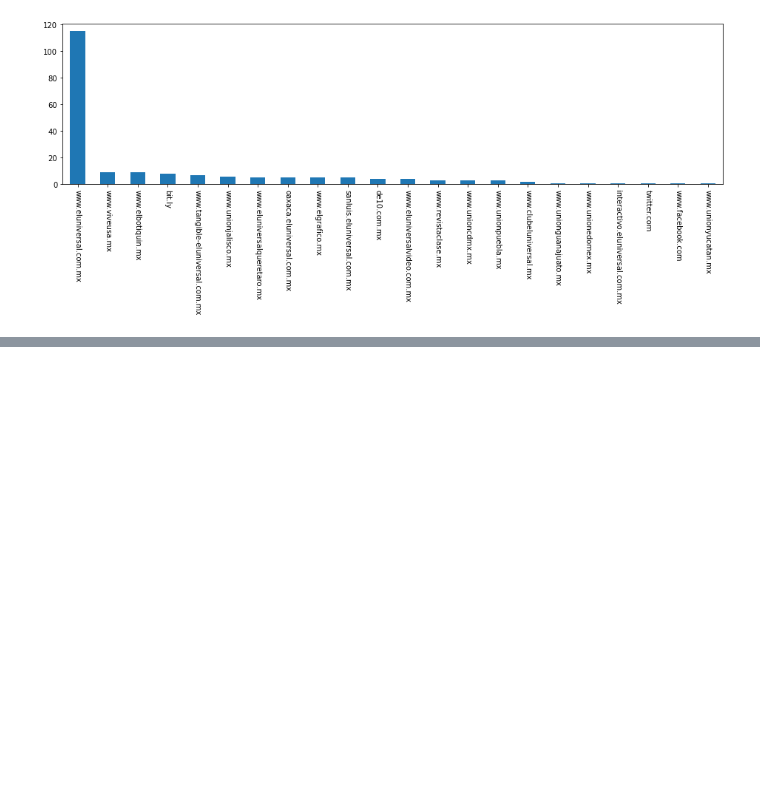
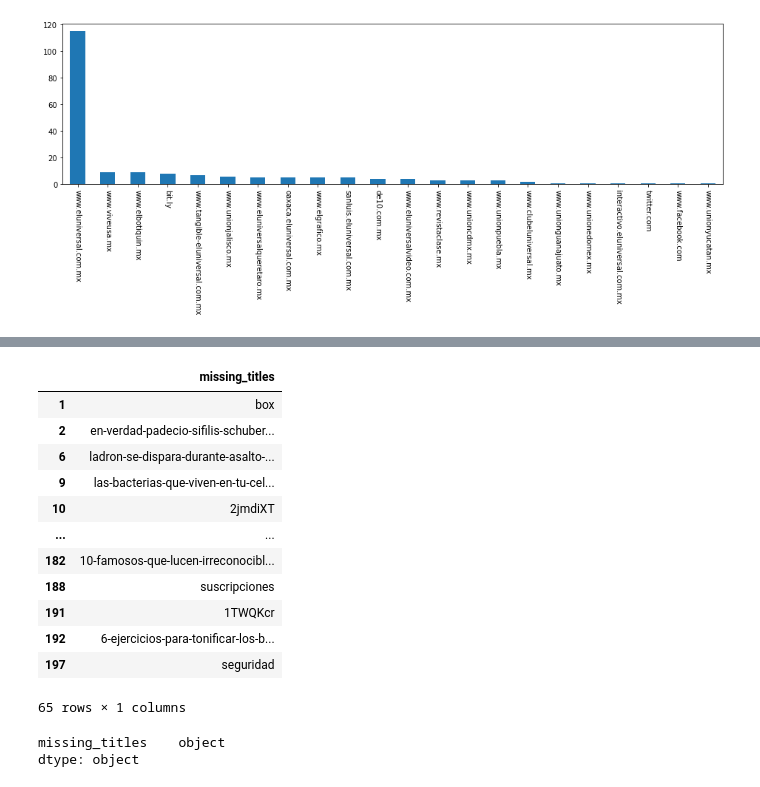
Before and after one commit to kemirandad/data_eng_web_scrap, a Jupyter notebook: platzi_data/pandas_starting.ipynb, the cells around one changed output, grey strips where cells are left out. Cells and saved outputs as stored; diff of their text form; code cells hidden in the pictures; blank space fills up the shorter version.

Commit message:
Trabajando con datos faltantes para darles el formato deseado

```diff
--- a/platzi_data/pandas_starting.ipynb
+++ b/platzi_data/pandas_starting.ipynb
@@ -285,0 +296,3 @@ el_universal['host'].value_counts().plot(kind='bar', rot=270, figsize=(16,4))
+# %%
+missing_titles_mask = el_universal['title'].isna()
+missing_titles_mask
@@ -285,0 +312,26 @@ el_universal['host'].value_counts().plot(kind='bar', rot=270, figsize=(16,4))
+# %%
+missing_titles = (el_universal[missing_titles_mask]['url']
+                     .str.extract(r'(?P<missing_titles>[^/]+)$')
+                     #.applymap( lambda title: title.split('-'))
+                     #.applymap( lambda title_word_list: ' '.join(title_word_list))
+                 )
+missing_titles
+# %% [output]
+|  | missing_titles |
+| 1 | box |
+| 2 | en-verdad-padecio-sifilis-schuber... |
+| 6 | ladron-se-dispara-durante-asalto-... |
+| 9 | las-bacterias-que-viven-en-tu-cel... |
+| 10 | 2jmdiXT |
+| ... | ... |
+| 182 | 10-famosos-que-lucen-irreconocibl... |
+| 188 | suscripciones |
+| 191 | 1TWQKcr |
+| 192 | 6-ejercicios-para-tonificar-los-b... |
+| 197 | seguridad |
+65 rows × 1 columns
+# %%
+missing_titles.dtypes
+# %% [output]
+missing_titles    object
+dtype: object
```
Also changed, not shown: parts of 4 cells of this notebook, 1 other file.
